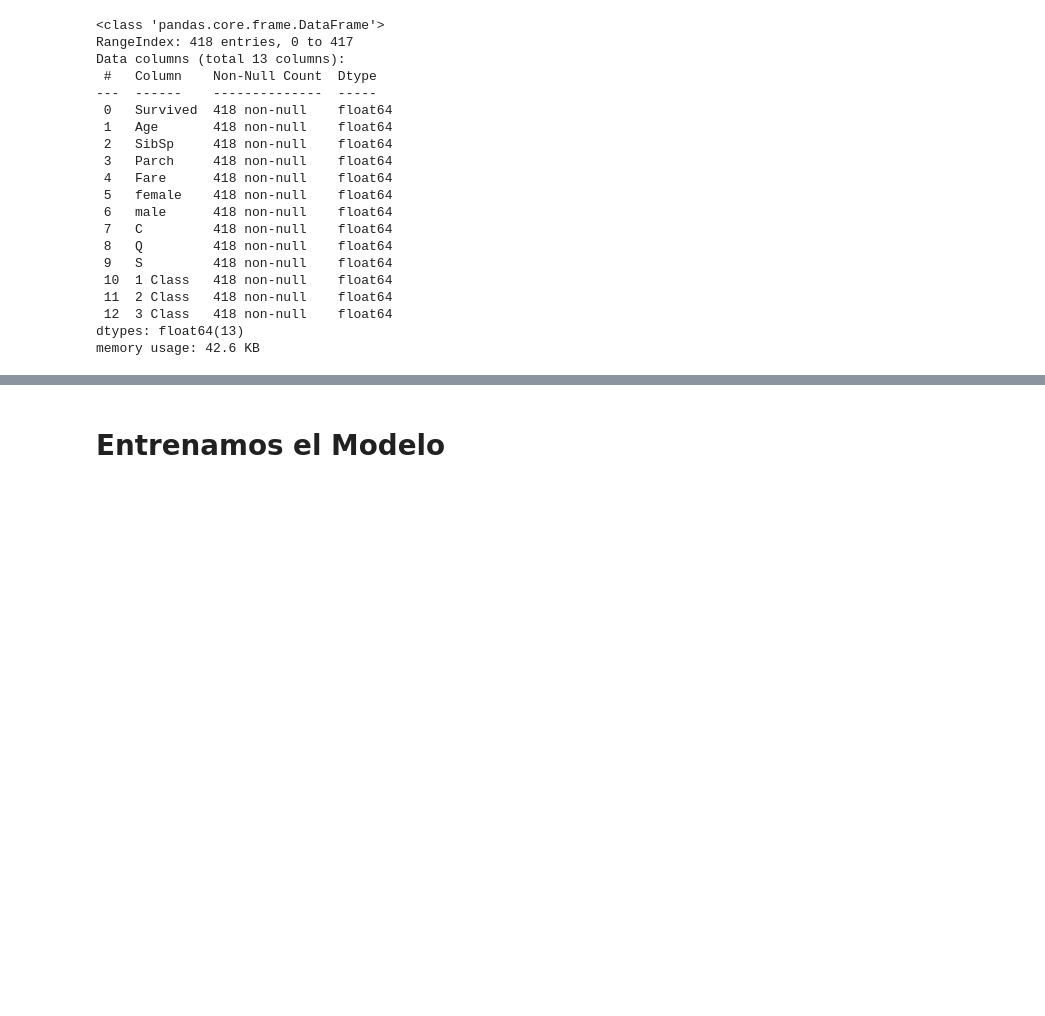
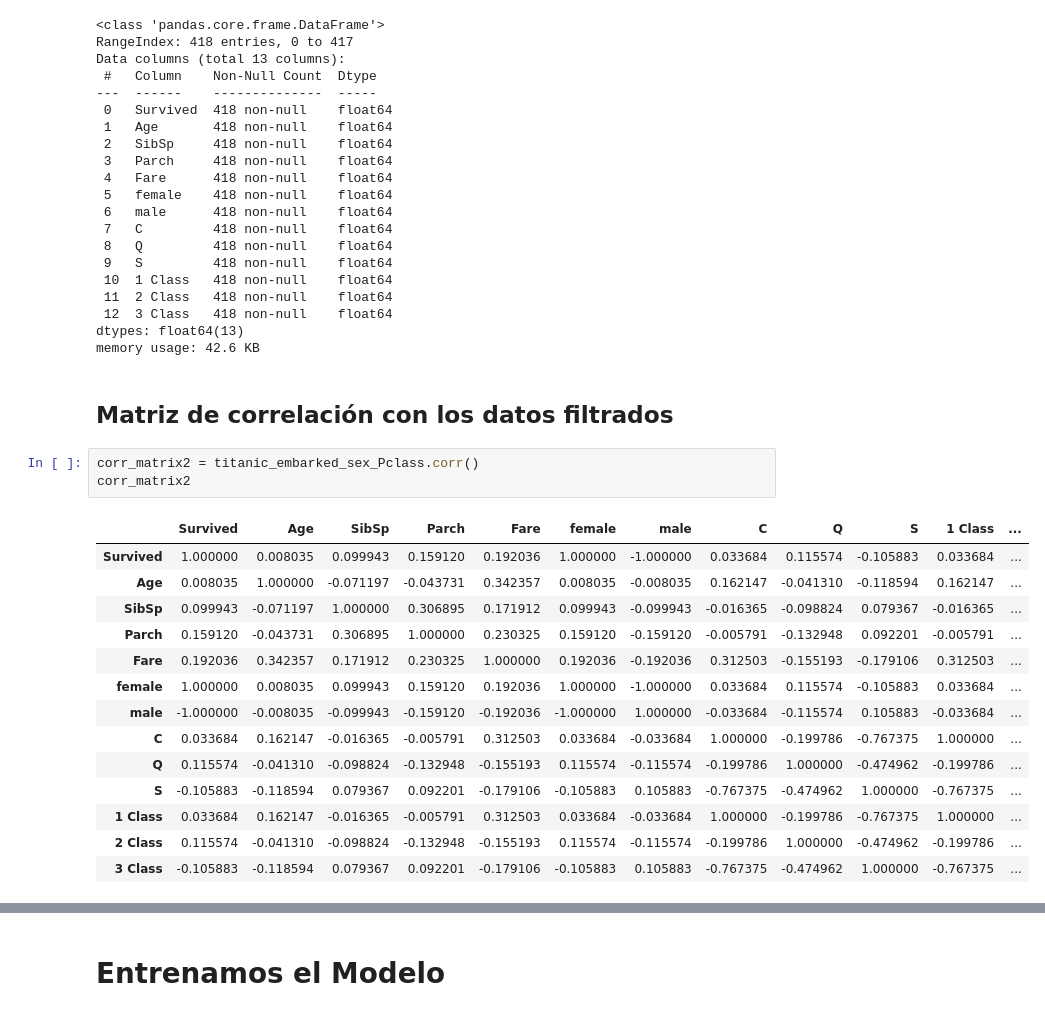
Before and after one commit to DaniPaz12/VisualStudioThings, a Jupyter notebook: IA/Notebooks CLASIFICACION Y CLUSTERING/Clasificación binaria titanic.ipynb, the cells around one changed output, grey strips where cells are left out. Saved outputs shown, nothing was run; the diff lists cells and outputs as text; blank space fills up the shorter version.

```diff
--- a/IA/Notebooks CLASIFICACION Y CLUSTERING/Clasificación binaria titanic.ipynb
+++ b/IA/Notebooks CLASIFICACION Y CLUSTERING/Clasificación binaria titanic.ipynb
@@ -362,3 +380,23 @@ Data columns (total 13 columns):
  12  3 Class   418 non-null    float64
 dtypes: float64(13)
 memory usage: 42.6 KB
+# %% [markdown]
+## Matriz de correlación con los datos filtrados
+# %%
+corr_matrix2 = titanic_embarked_sex_Pclass.corr()
+corr_matrix2
+# %% [output]
+|  | Survived | Age | SibSp | Parch | Fare | female | male | C | Q | S | 1 Class | ... |
+| Survived | 1.000000 | 0.008035 | 0.099943 | 0.159120 | 0.192036 | 1.000000 | -1.000000 | 0.033684 | 0.115574 | -0.105883 | 0.033684 | ... |
+| Age | 0.008035 | 1.000000 | -0.071197 | -0.043731 | 0.342357 | 0.008035 | -0.008035 | 0.162147 | -0.041310 | -0.118594 | 0.162147 | ... |
+| SibSp | 0.099943 | -0.071197 | 1.000000 | 0.306895 | 0.171912 | 0.099943 | -0.099943 | -0.016365 | -0.098824 | 0.079367 | -0.016365 | ... |
+| Parch | 0.159120 | -0.043731 | 0.306895 | 1.000000 | 0.230325 | 0.159120 | -0.159120 | -0.005791 | -0.132948 | 0.092201 | -0.005791 | ... |
+| Fare | 0.192036 | 0.342357 | 0.171912 | 0.230325 | 1.000000 | 0.192036 | -0.192036 | 0.312503 | -0.155193 | -0.179106 | 0.312503 | ... |
+| female | 1.000000 | 0.008035 | 0.099943 | 0.159120 | 0.192036 | 1.000000 | -1.000000 | 0.033684 | 0.115574 | -0.105883 | 0.033684 | ... |
+| male | -1.000000 | -0.008035 | -0.099943 | -0.159120 | -0.192036 | -1.000000 | 1.000000 | -0.033684 | -0.115574 | 0.105883 | -0.033684 | ... |
+| C | 0.033684 | 0.162147 | -0.016365 | -0.005791 | 0.312503 | 0.033684 | -0.033684 | 1.000000 | -0.199786 | -0.767375 | 1.000000 | ... |
+| Q | 0.115574 | -0.041310 | -0.098824 | -0.132948 | -0.155193 | 0.115574 | -0.115574 | -0.199786 | 1.000000 | -0.474962 | -0.199786 | ... |
+| S | -0.105883 | -0.118594 | 0.079367 | 0.092201 | -0.179106 | -0.105883 | 0.105883 | -0.767375 | -0.474962 | 1.000000 | -0.767375 | ... |
+| 1 Class | 0.033684 | 0.162147 | -0.016365 | -0.005791 | 0.312503 | 0.033684 | -0.033684 | 1.000000 | -0.199786 | -0.767375 | 1.000000 | ... |
+| 2 Class | 0.115574 | -0.041310 | -0.098824 | -0.132948 | -0.155193 | 0.115574 | -0.115574 | -0.199786 | 1.000000 | -0.474962 | -0.199786 | ... |
+| 3 Class | -0.105883 | -0.118594 | 0.079367 | 0.092201 | -0.179106 | -0.105883 | 0.105883 | -0.767375 | -0.474962 | 1.000000 | -0.767375 | ... |
```
Also changed, not shown: parts of 17 cells of this notebook, 2 other files.
